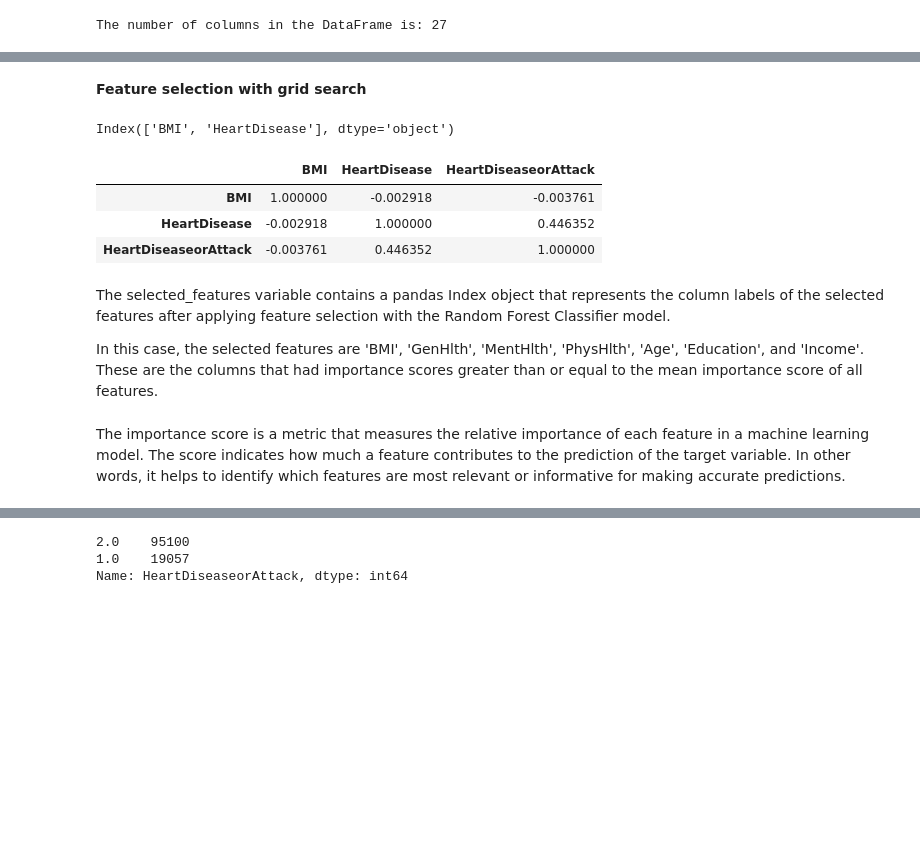
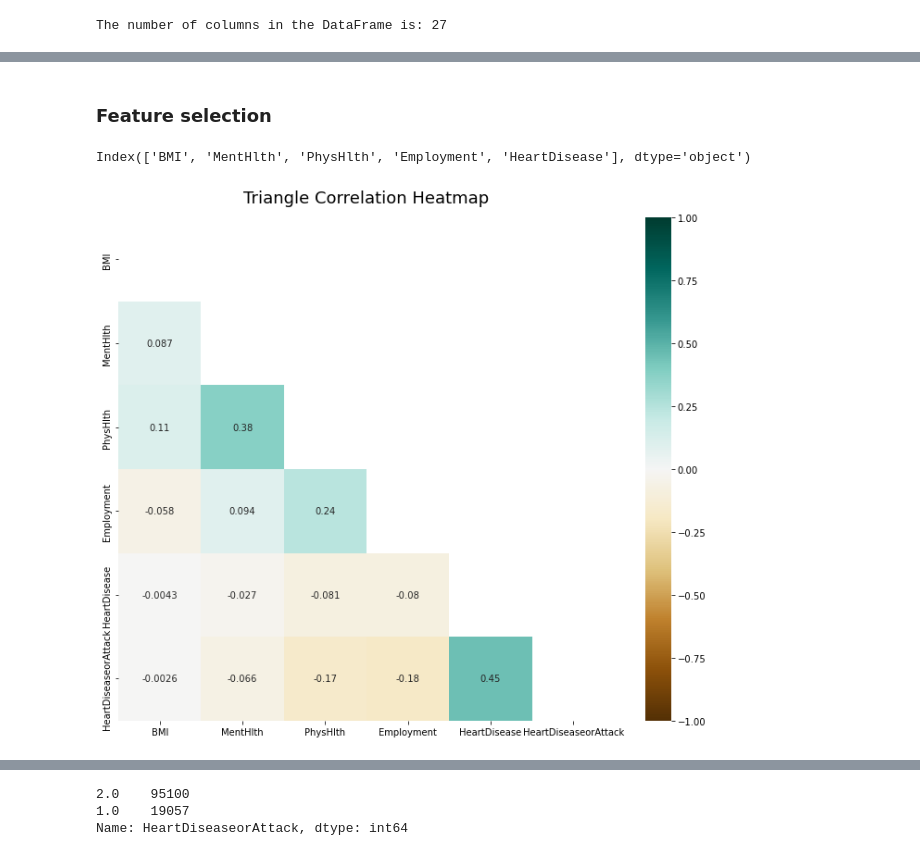
Before and after one commit to juliast224/heart-disease-prediction, a Jupyter notebook: Heart_disease_prediction.ipynb, the cells around one changed output, grey strips where cells are left out. Drawn from its saved outputs; the diff is of its cells as text; code cells hidden in the pictures; blank space fills up the shorter version.

```diff
--- a/Heart_disease_prediction.ipynb
+++ b/Heart_disease_prediction.ipynb
@@ -715,0 +794,14 @@ X_train, X_test, y_train, y_test = train_test_split(X, y, test_size=0.2, random_
+# %%
+# get feature names for numerical attributes
+num_features = np.array(num_attribs)
+
+# get feature names for categorical attributes
+cat_encoder = preprocessing.named_transformers_['cat'].named_steps['cat_encoder']
+cat_features = cat_encoder.get_feature_names_out(cat_attribs)
+
+# get feature names for other attributes
+other_features = np.array(other_attribs)
+
+# concatenate all feature names
+feature_names = np.concatenate((num_features, cat_features, other_features), axis=0)
+feature_names
@@ -715,0 +822,3 @@ X_train, X_test, y_train, y_test = train_test_split(X, y, test_size=0.2, random_
+# %%
+preprocessed_df = pd.DataFrame(processed_arr, columns = feature_names)
+preprocessed_df
@@ -716,36 +839,25 @@ X_train, X_test, y_train, y_test = train_test_split(X, y, test_size=0.2, random_
+# %%
+X_processed = preprocessed_df.drop('HeartDiseaseorAttack', axis=1)
+y = preprocessed_df['HeartDiseaseorAttack']
 # %% [markdown]
-**Feature selection with grid search**
+### Feature selection
 # %%
-#Feature Selection
-X = preprocessed_df.drop('HeartDiseaseorAttack', axis=1)
-y = preprocessed_df['HeartDiseaseorAttack']
-
 rf = RandomForestClassifier()
 selector = SelectFromModel(rf, threshold='mean')
-selector.fit(X, y)
+selector.fit(X_processed, y)
 
-X_new = selector.transform(X)
-selected_features = X.columns[selector.get_support()]
+X_new = selector.transform(X_processed)
+selected_features = X_processed.columns[selector.get_support()]
+selected_features
+# %% [output]
+Index(['BMI', 'MentHlth', 'PhysHlth', 'Employment', 'HeartDisease'], dtype='object')
 # %%
-selected_features
+selected_columns = selected_features.tolist() + ['HeartDiseaseorAttack']
+
+# define the mask to set the values in the upper triangle to True
+mask = np.triu(np.ones_like(preprocessed_df[selected_columns].corr()))
+plt.figure(figsize=(12, 10))
+heatmap = sns.heatmap(preprocessed_df[selected_columns].corr(), mask=mask, vmin=-1, vmax=1, annot=True, cmap='BrBG')
+heatmap.set_title('Triangle Correlation Heatmap', fontdict={'fontsize':18}, pad=16);
 # %% [output]
-Index(['BMI', 'HeartDisease'], dtype='object')
+[figure, added]
-# %%
-# Create a new dataframe with only the selected features and target variable
-selected_df = X_train[selected_features].copy()
-selected_df['HeartDiseaseorAttack'] = y_train
-
-# Calculate the correlation coefficients
-corr_matrix = selected_df.corr()
-corr_matrix
-# %% [output]
-|  | BMI | HeartDisease | HeartDiseaseorAttack |
-| BMI | 1.000000 | -0.002918 | -0.003761 |
-| HeartDisease | -0.002918 | 1.000000 | 0.446352 |
-| HeartDiseaseorAttack | -0.003761 | 0.446352 | 1.000000 |
-# %% [markdown]
-The selected_features variable contains a pandas Index object that represents the column labels of the selected features after applying feature selection with the Random Forest Classifier model.
-
-In this case, the selected features are 'BMI', 'GenHlth', 'MentHlth', 'PhysHlth', 'Age', 'Education', and 'Income'. These are the columns that had importance scores greater than or equal to the mean importance score of all features.
-# %% [markdown]
-The importance score is a metric that measures the relative importance of each feature in a machine learning model. The score indicates how much a feature contributes to the prediction of the target variable. In other words, it helps to identify which features are most relevant or informative for making accurate predictions.
```
Also changed, not shown: parts of 63 cells of this notebook.
